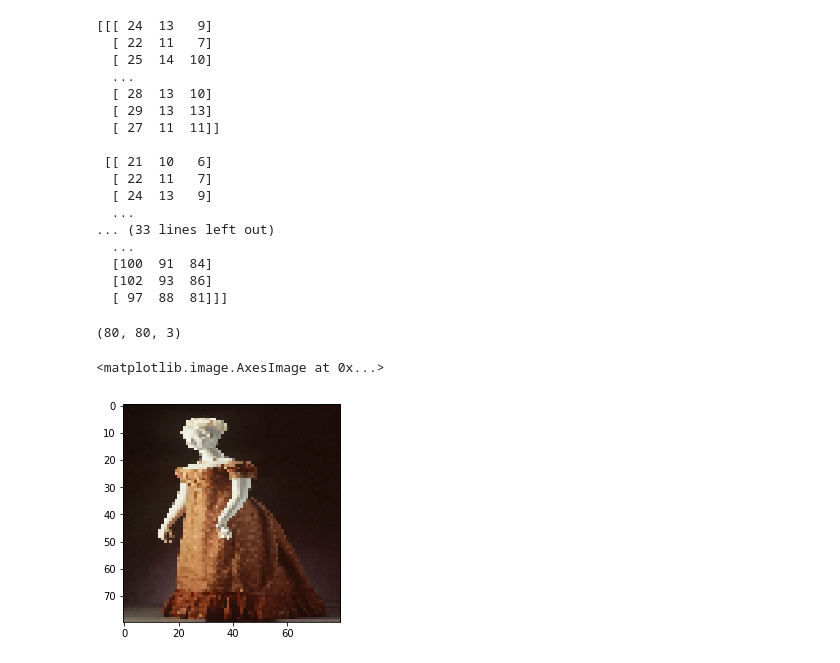
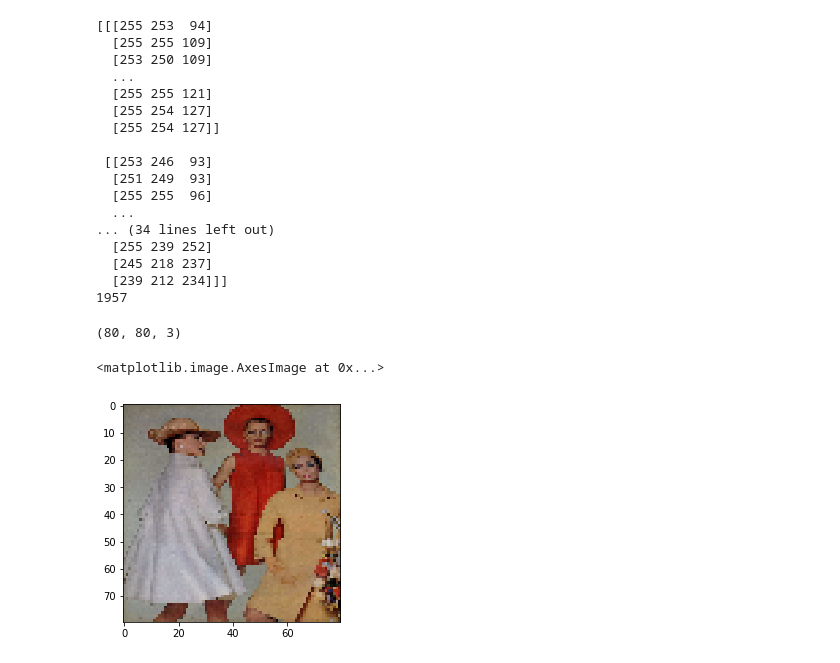
Before and after one commit to hannahhoainguyen/Fashion-throughout-the-Years, a Jupyter notebook: CreateDataset.ipynb, the cells around one changed output. Cells and saved outputs as stored; diff of their text form; code cells hidden in the pictures.

Commit message:
Added labels

```diff
--- a/CreateDataset.ipynb
+++ b/CreateDataset.ipynb
@@ -9,17 +9,19 @@ import matplotlib.pyplot as plt
 # %%
 
 file_path = 'C:/Users/Halina/Documents/GitHub/Fashion-throughout-the-Years/images'
-
 data = []
-
+labels = []
+i = 0
+label_names = os.listdir(file_path)
 for root, dirs, files in os.walk(file_path):
-    #path = os.path.join(root)
     path = str(root).replace(str(chr(92)), "/")
     if (path.split("/")[-1]!='images'):
-        #print(path)
         for img in os.listdir(path):
-            #print(os.path.join(path,img))
+            print(label_names[i])
             pic = cv2.imread(os.path.join(path,img))
             pic = cv2.cvtColor(pic,cv2.COLOR_BGR2RGB)
             pic = cv2.resize(pic,(80,80))
             data.append(pic)
+            year = label_names[i].split(" ")[0]
+            labels.append(year)
+        i+=1
@@ -26,21 +46,22 @@ for root, dirs, files in os.walk(file_path):
 # %%
 data = np.asarray(data)
-print(data[0])
+print(data[344])
+print(labels[344])
 # %% [output]
-[[[ 24  13   9]
-  [ 22  11   7]
-  [ 25  14  10]
+[[[255 253  94]
+  [255 255 109]
+  [253 250 109]
   ...
-  [ 28  13  10]
-  [ 29  13  13]
-  [ 27  11  11]]
+  [255 255 121]
+  [255 254 127]
+  [255 254 127]]
 
- [[ 21  10   6]
-  [ 22  11   7]
-  [ 24  13   9]
+ [[253 246  93]
+  [251 249  93]
+  [255 255  96]
   ...
-... (33 lines left out)
-  ...
-  [100  91  84]
-  [102  93  86]
-  [ 97  88  81]]]
+... (34 lines left out)
+  [255 239 252]
+  [245 218 237]
+  [239 212 234]]]
+1957
@@ -54,7 +72,7 @@ print(data[0].shape)
 # %% [output]
 (80, 80, 3)
 # %%
-plt.imshow(data[0].reshape(80, 80, 3))
+plt.imshow(data[344].reshape(80, 80, 3))
 # %% [output]
 <matplotlib.image.AxesImage at 0x...>
-[figure, old version]
+[figure, new version]
```
Also changed, not shown: parts of 2 cells of this notebook.
